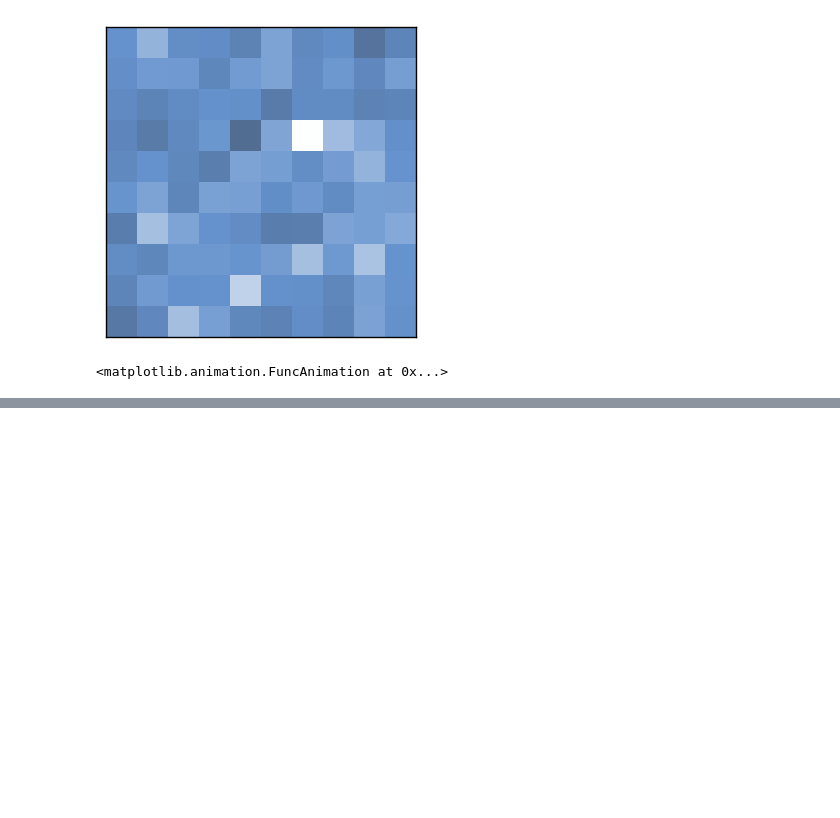
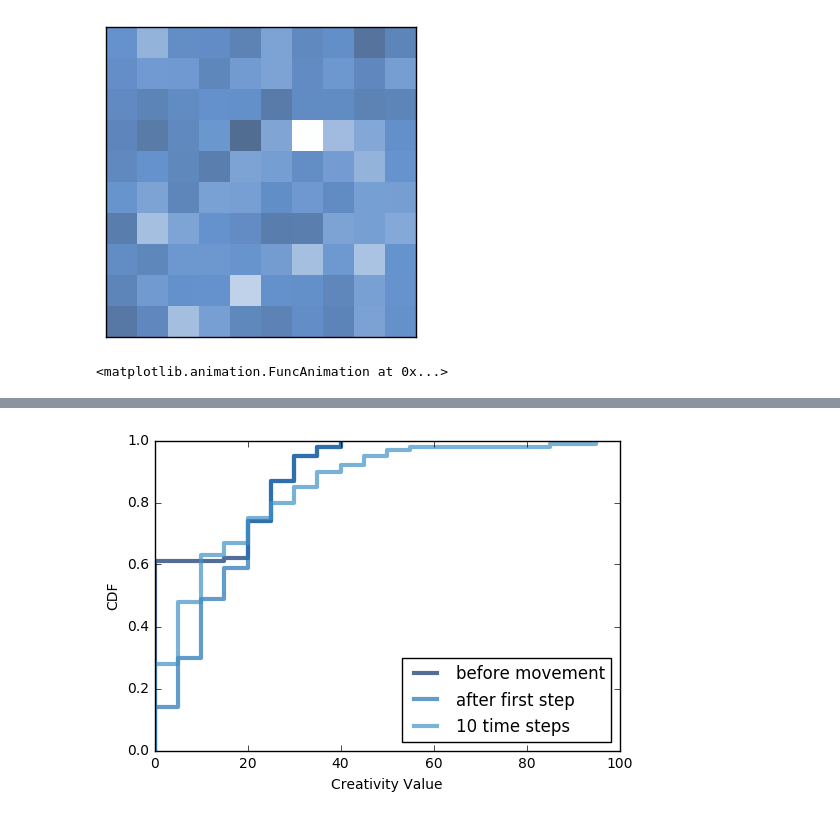
Before and after one commit to Margaretmcrawf/Gentrification, a Jupyter notebook: code/MargoExplore.ipynb, the cells around one changed output, grey strips where cells are left out. Saved outputs shown, nothing was run; the diff lists cells and outputs as text; code cells hidden in the pictures; blank space fills up the shorter version.

Commit message:
cdf of creativities

```diff
--- a/code/MargoExplore.ipynb
+++ b/code/MargoExplore.ipynb
@@ -363,0 +362,25 @@ thinkplot.Cdf(cdf_incomes)
+# %%
+#After 10 times steps, there are more patches with very few creative agents, but there are also more patches
+#with very high creativity values, which you can see from the longer tail.
+
+city = TransformingCity(10, start_pop=1000)
+pre_creativities = city.creative_value.flatten()
+pre_cdf = Cdf(pre_creativities)
+
+city.step()
+mid_creativities = city.creative_value.flatten()
+mid_cdf = Cdf(mid_creativities)
+
+for i in range(10):
+    city.step()
+
+post_creativities = city.creative_value.flatten()
+post_cdf = Cdf(post_creativities)
+
+thinkplot.Cdf(pre_cdf, label='before movement')
+thinkplot.Cdf(mid_cdf, label='after first step')
+thinkplot.Cdf(post_cdf, label='10 time steps')
+thinkplot.config(xlabel='Creativity Value', ylabel='CDF',
+                loc='lower right')
+# %% [output]
+[figure, added]
```
Also changed, not shown: parts of 3 cells of this notebook, 1 other file.
